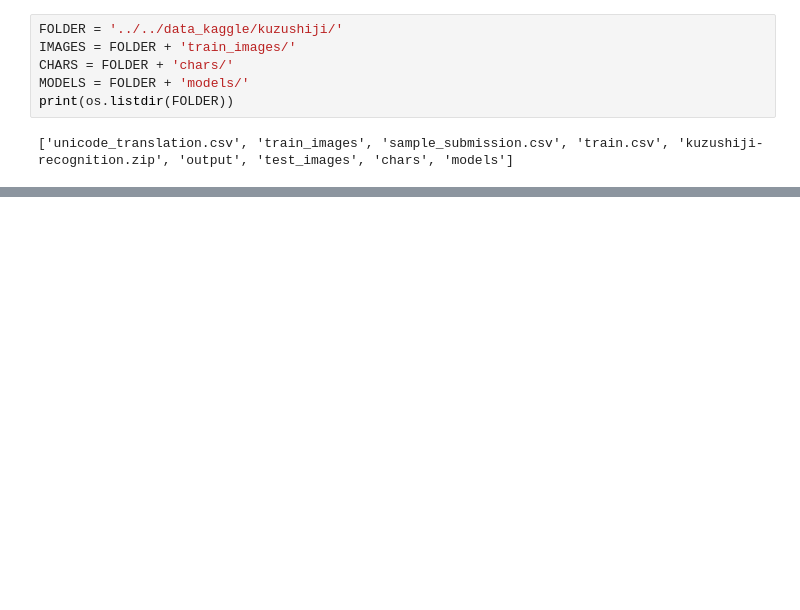
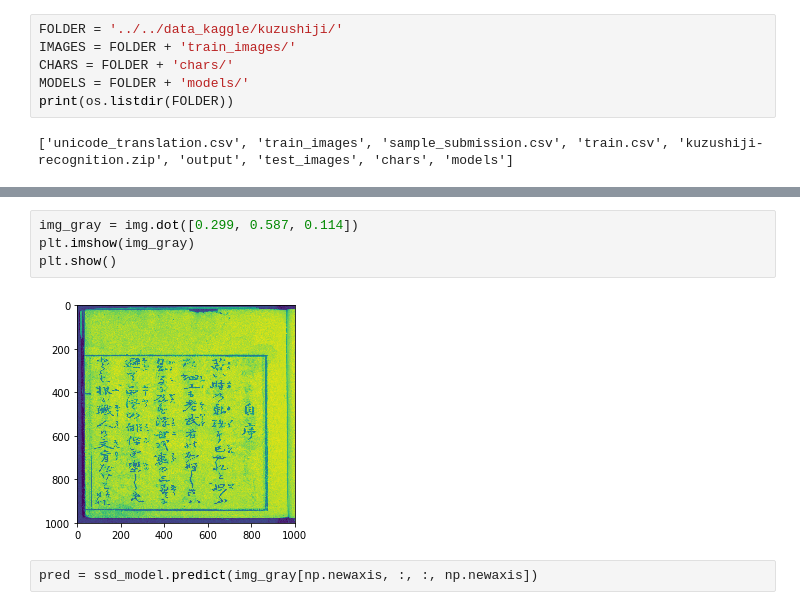
Before and after one commit to Rio114/kaggle, a Jupyter notebook: kuzushiji/gen_ssd.ipynb, the cells around one changed output, grey strips where cells are left out. Saved outputs shown, nothing was run; the diff lists cells and outputs as text; blank space fills up the shorter version.

```diff
--- a/kuzushiji/gen_ssd.ipynb
+++ b/kuzushiji/gen_ssd.ipynb
@@ -120,0 +141,8 @@ model.layers[2].get_weights()
+# %%
+img_gray = img.dot([0.299, 0.587, 0.114])
+plt.imshow(img_gray)
+plt.show()
+# %% [output]
+[figure, added]
+# %%
+pred = ssd_model.predict(img_gray[np.newaxis, :, :, np.newaxis])
```
Also changed, not shown: parts of 33 cells of this notebook, 6 other files.
